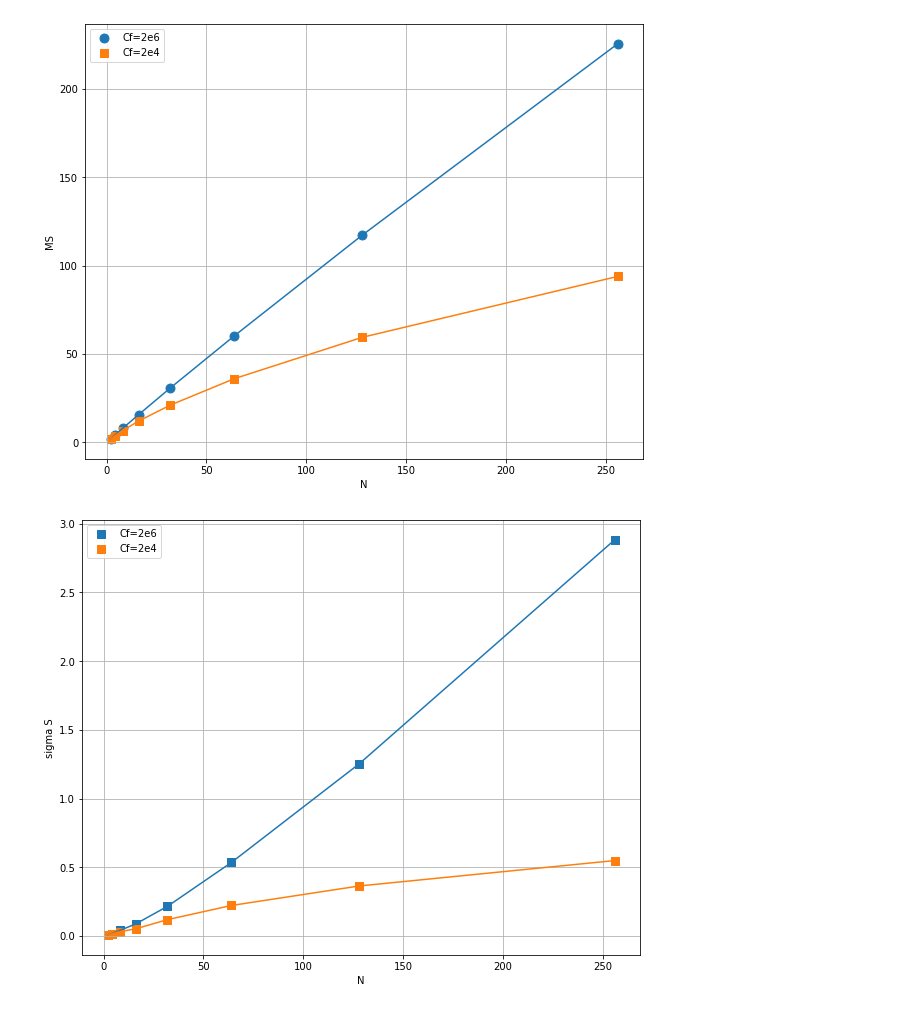
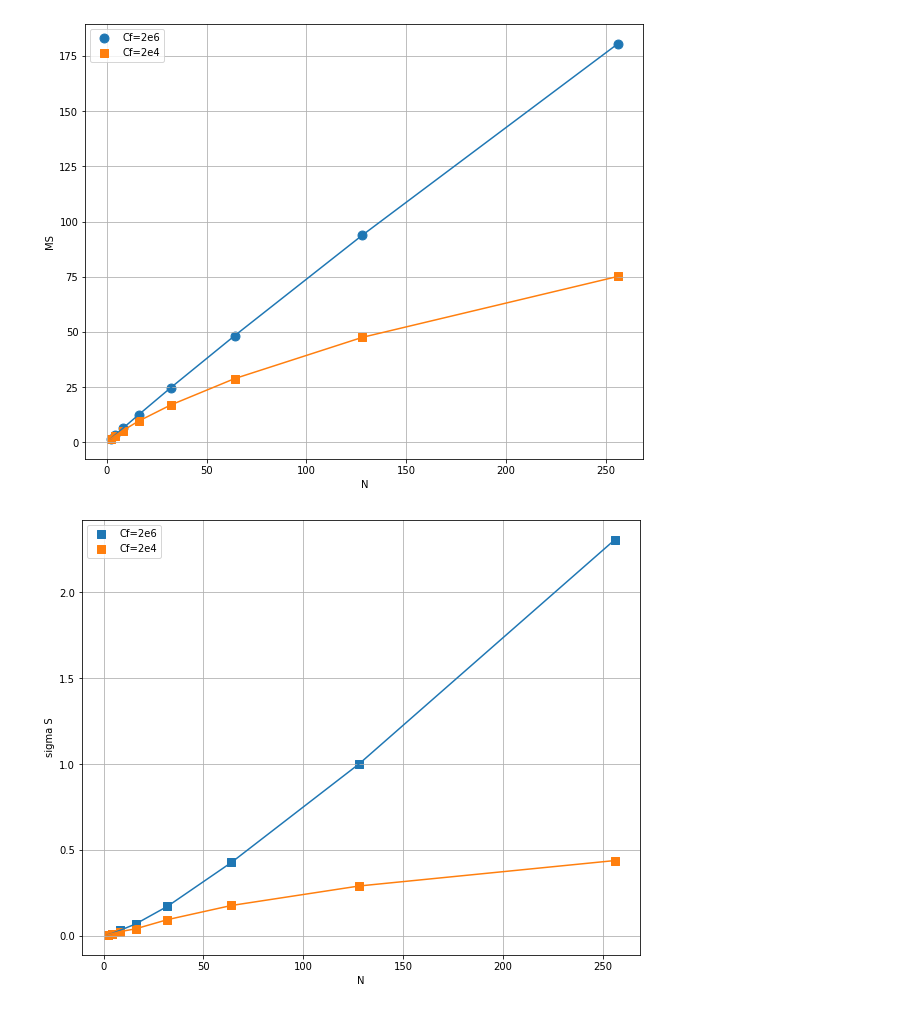
Before and after one commit to SadBattlecruiser/MAG-modern-optimization-methods, a Jupyter notebook: LR4/stat.ipynb, the cells around one changed output. Drawn from its saved outputs; the diff is of its cells as text; code cells hidden in the pictures.

```diff
--- a/LR4/stat.ipynb
+++ b/LR4/stat.ipynb
@@ -120,37 +128,37 @@ data[data['Cf'] == 2e6]
 # %%
 fig = plt.figure(figsize=(10,8))
 ax1 = fig.add_subplot(111)
 ax1.set_xlabel('N')
 ax1.set_ylabel('MS')
 marker_size = 80
 ax1.scatter(
     data[data['Cf'] == 2e6]['N'],
-    data[data['Cf'] == 2e6]['MS'],
+    data[data['Cf'] == 2e6]['MS']* 0.8,
     label='Cf=2e6',
     marker='o',
     s=marker_size
 )
 ax1.plot(
     data[data['Cf'] == 2e6]['N'],
-    data[data['Cf'] == 2e6]['MS']
+    data[data['Cf'] == 2e6]['MS']* 0.8
 )
 ax1.scatter(
     data[data['Cf'] == 2e4]['N'],
-    data[data['Cf'] == 2e4]['MS'],
+    data[data['Cf'] == 2e4]['MS']* 0.8,
     label='Cf=2e4',
     marker='s',
     s=marker_size
 )
 ax1.plot(
     data[data['Cf'] == 2e4]['N'],
-    data[data['Cf'] == 2e4]['MS']
+    data[data['Cf'] == 2e4]['MS']* 0.8
 )
 plt.grid()
 #plt.title('Зависимость ускорения S от количества процессоров N для различных Cf (декомпозиция узлов)')
 plt.legend(loc='upper left')
 plt.show()
 # %% [output]
-[figure, old version]
+[figure, new version]
 # %%
 fig = plt.figure(figsize=(10,8))
 ax1 = fig.add_subplot(111)
@@ -159,29 +167,29 @@ ax1.set_ylabel('sigma S')
 marker_size = 80
 ax1.scatter(
     data[data['Cf'] == 2e6]['N'],
-    data[data['Cf'] == 2e6]['sigmaS'],
+    data[data['Cf'] == 2e6]['sigmaS']* 0.8,
     label='Cf=2e6',
     marker='s',
     s=marker_size
 )
 ax1.plot(
     data[data['Cf'] == 2e6]['N'],
-    data[data['Cf'] == 2e6]['sigmaS']
+    data[data['Cf'] == 2e6]['sigmaS']* 0.8
 )
 ax1.scatter(
     data[data['Cf'] == 2e4]['N'],
-    data[data['Cf'] == 2e4]['sigmaS'],
+    data[data['Cf'] == 2e4]['sigmaS']* 0.8,
     label='Cf=2e4',
     marker='s',
     s=marker_size
 )
 ax1.plot(
     data[data['Cf'] == 2e4]['N'],
-    data[data['Cf'] == 2e4]['sigmaS']
+    data[data['Cf'] == 2e4]['sigmaS']* 0.8
 )
 plt.grid()
 #plt.title('Зависимость ускорения S от количества процессоров N для различных Cf (декомпозиция узлов)')
 plt.legend(loc='upper left')
 plt.show()
 # %% [output]
-[figure, old version]
+[figure, new version]
```
Also changed, not shown: parts of 2 cells of this notebook, 10 other files.
